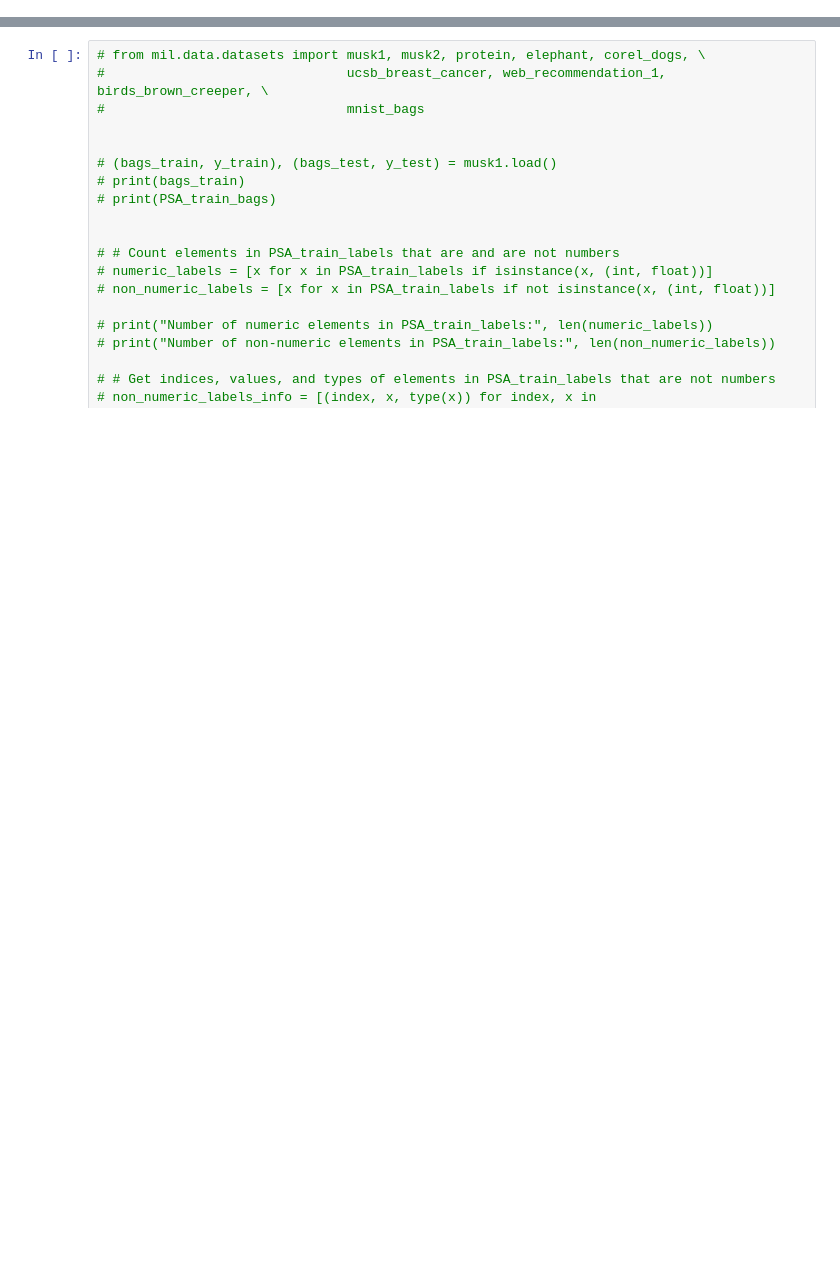
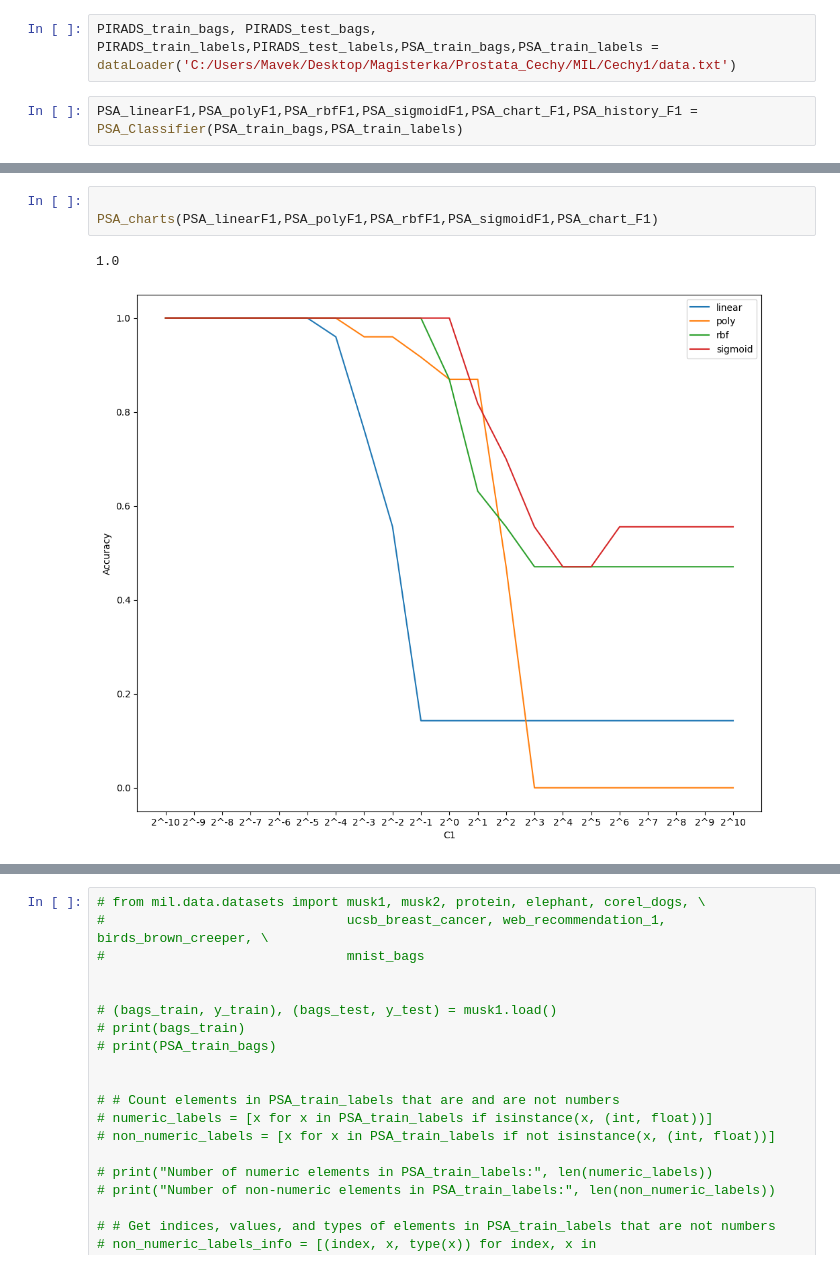
Before and after one commit to MavekGit/Feature_Classification, a Jupyter notebook: Klasyfikacja.ipynb, the cells around one changed output, grey strips where cells are left out. Drawn from its saved outputs; the diff is of its cells as text; blank space fills up the shorter version.

Commit message:
3 charts

```diff
--- a/Klasyfikacja.ipynb
+++ b/Klasyfikacja.ipynb
@@ -0,0 +18,4 @@
+# %%
+PIRADS_train_bags, PIRADS_test_bags, PIRADS_train_labels,PIRADS_test_labels,PSA_train_bags,PSA_train_labels = dataLoader('C:/Users/Mavek/Desktop/Magisterka/Prostata_Cechy/MIL/Cechy1/data.txt')
+# %%
+PSA_linearF1,PSA_polyF1,PSA_rbfF1,PSA_sigmoidF1,PSA_chart_F1,PSA_history_F1 = PSA_Classifier(PSA_train_bags,PSA_train_labels)
@@ -0,0 +40,6 @@
+# %%
+
+PSA_charts(PSA_linearF1,PSA_polyF1,PSA_rbfF1,PSA_sigmoidF1,PSA_chart_F1)
+# %% [output]
+1.0
+[figure, added]
```
Also changed, not shown: parts of 15 cells of this notebook.
